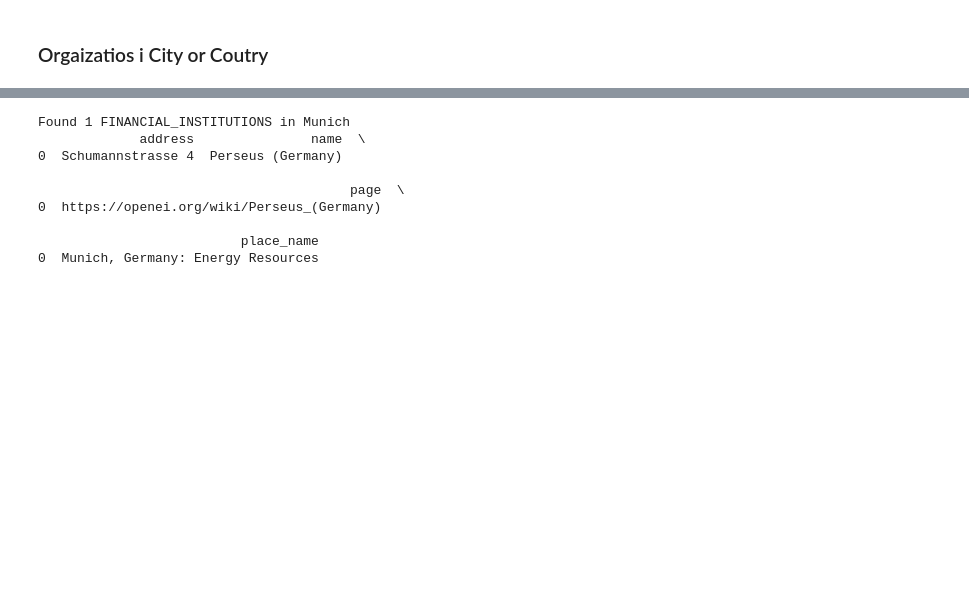
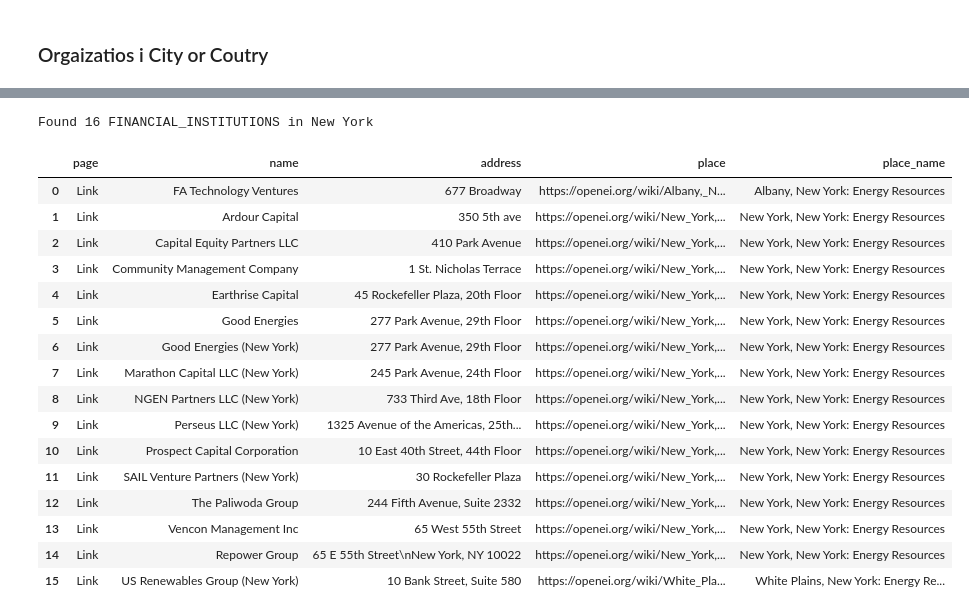
Before and after one commit to JazminWhy/swt_smj, a Jupyter notebook: swt_smj.ipynb, the cells around one changed output, grey strips where cells are left out. Saved outputs shown, nothing was run; the diff lists cells and outputs as text; code cells hidden in the pictures; blank space fills up the shorter version.

```diff
--- a/swt_smj.ipynb
+++ b/swt_smj.ipynb
@@ -666,31 +545,42 @@ HOH
 # %%
 dbpedia_endpoint = 'http://dbpedia.org/sparql/'
 openei_endpoint = 'https://openei.org/sparql/l'
 
 
 def run_financial_by_country_or_city(name):
-    results = pd.DataFrame()
+    results = pd.DataFrame(columns = OPEN_EI_FINANCIAL_PARAMS)
     queryDbpedia = DBPEDIA_GET_CITY_COUNTRY_STRIPPED % {'label': name}
 
     for city,country, strippedLabel in run_query(dbpedia_endpoint, queryDbpedia, ['city', 'country', 'strippedLabel']):
         query_OpenEi = OPEN_EI_QUERY_FINANCIAL_INSTITUTIONS % {'country': name}
 
-        for a, b, c, d in run_query(openei_endpoint,  query_OpenEi, OPEN_EI_FINANCIAL_PARAMS):
-            results = results.append(pd.Series({'page':a,'name':b,'address':c, 'place_name':d}), ignore_index=True) #results.append(pd.Series(data=[a,b,c]), ignore_index=True)
+        for a, b, c, c1, d in run_query(openei_endpoint,  query_OpenEi, OPEN_EI_FINANCIAL_PARAMS):
+            results = results.append(pd.Series({'page':a,'name':b,'address':c, 'place':c1,'place_name':d}), ignore_index=True) #results.append(pd.Series(data=[a,b,c]), ignore_index=True)
 
+    results['place'] = results['place'].apply(lambda x: '<a href="{0}">{0}</a>'.format(re.sub('http://openei.org/resources', 'https://openei.org/wiki', x)))
+    results['page'] = results['page'].apply(lambda x: '<a href="{0}">Link</a>'.format(x))
     print("Found {} FINANCIAL_INSTITUTIONS in {}".format(len(results), name))
     return results
 
-
-pandas_ = run_financial_by_country_or_city('Munich')
-print(pandas_)
+pandas_ = run_financial_by_country_or_city('New York')
+HTML(pandas_.to_html(escape=False))
+#print(pandas_)
 # %% [output]
-Found 1 FINANCIAL_INSTITUTIONS in Munich
-             address               name  \
-0  Schumannstrasse 4  Perseus (Germany)
-
-                                        page  \
-0  https://openei.org/wiki/Perseus_(Germany)
-
-                          place_name
-0  Munich, Germany: Energy Resources
+Found 16 FINANCIAL_INSTITUTIONS in New York
+|  | page | name | address | place | place_name |
+| 0 | Link | FA Technology Ventures | 677 Broadway | https://openei.org/wiki/Albany,_N... | Albany, New York: Energy Resources |
+| 1 | Link | Ardour Capital | 350 5th ave | https://openei.org/wiki/New_York,... | New York, New York: Energy Resources |
+| 2 | Link | Capital Equity Partners LLC | 410 Park Avenue | https://openei.org/wiki/New_York,... | New York, New York: Energy Resources |
+| 3 | Link | Community Management Company | 1 St. Nicholas Terrace | https://openei.org/wiki/New_York,... | New York, New York: Energy Resources |
+| 4 | Link | Earthrise Capital | 45 Rockefeller Plaza, 20th Floor | https://openei.org/wiki/New_York,... | New York, New York: Energy Resources |
+| 5 | Link | Good Energies | 277 Park Avenue, 29th Floor | https://openei.org/wiki/New_York,... | New York, New York: Energy Resources |
+| 6 | Link | Good Energies (New York) | 277 Park Avenue, 29th Floor | https://openei.org/wiki/New_York,... | New York, New York: Energy Resources |
+| 7 | Link | Marathon Capital LLC (New York) | 245 Park Avenue, 24th Floor | https://openei.org/wiki/New_York,... | New York, New York: Energy Resources |
+| 8 | Link | NGEN Partners LLC (New York) | 733 Third Ave, 18th Floor | https://openei.org/wiki/New_York,... | New York, New York: Energy Resources |
+| 9 | Link | Perseus LLC (New York) | 1325 Avenue of the Americas, 25th... | https://openei.org/wiki/New_York,... | New York, New York: Energy Resources |
+| 10 | Link | Prospect Capital Corporation | 10 East 40th Street, 44th Floor | https://openei.org/wiki/New_York,... | New York, New York: Energy Resources |
+| 11 | Link | SAIL Venture Partners (New York) | 30 Rockefeller Plaza | https://openei.org/wiki/New_York,... | New York, New York: Energy Resources |
+| 12 | Link | The Paliwoda Group | 244 Fifth Avenue, Suite 2332 | https://openei.org/wiki/New_York,... | New York, New York: Energy Resources |
+| 13 | Link | Vencon Management Inc | 65 West 55th Street | https://openei.org/wiki/New_York,... | New York, New York: Energy Resources |
+| 14 | Link | Repower Group | 65 E 55th Street\nNew York, NY 10022 | https://openei.org/wiki/New_York,... | New York, New York: Energy Resources |
+| 15 | Link | US Renewables Group (New York) | 10 Bank Street, Suite 580 | https://openei.org/wiki/White_Pla... | White Plains, New York: Energy Re... |
```
Also changed, not shown: parts of 11 cells of this notebook, 2 other files.
